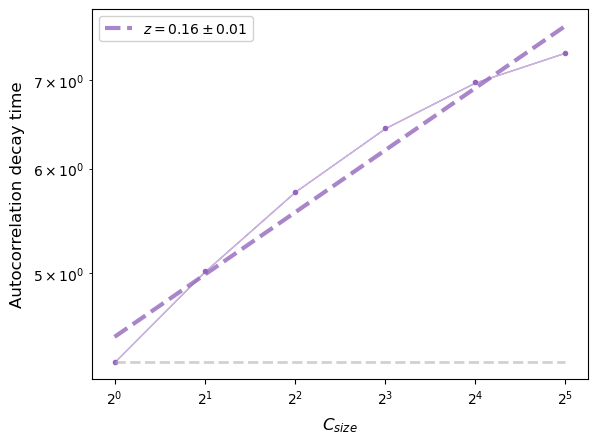
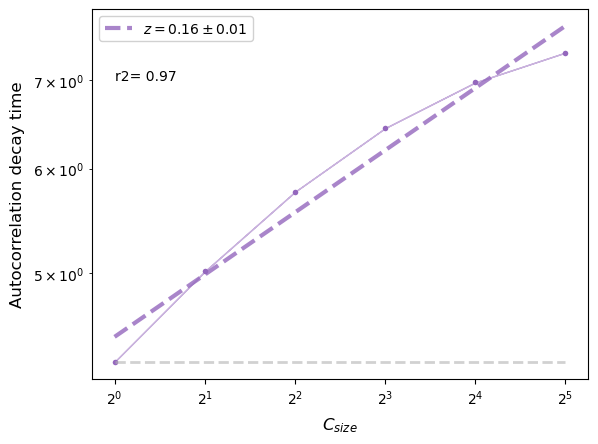
Code edit (unified diff) that turned the first committed figure into the second:
--- before
+++ after
@@ -12,3 +12,4 @@
 prg.plot.plot_decay_time(decaytime)
 
+plt.text(1,7,f'r2= {decaytime.exponent_r2:.2f}')
 print(f'Goodness of fit for exponent z was {decaytime.exponent_r2:.2f}')

Commit: unflip clustering example